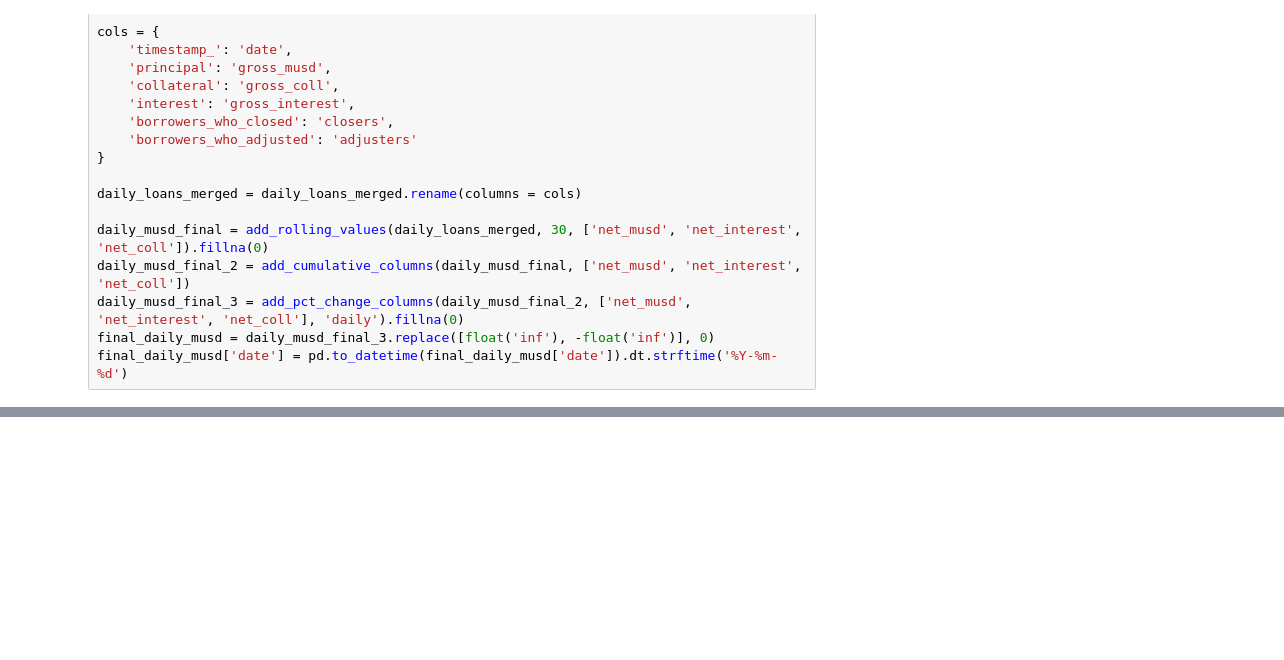
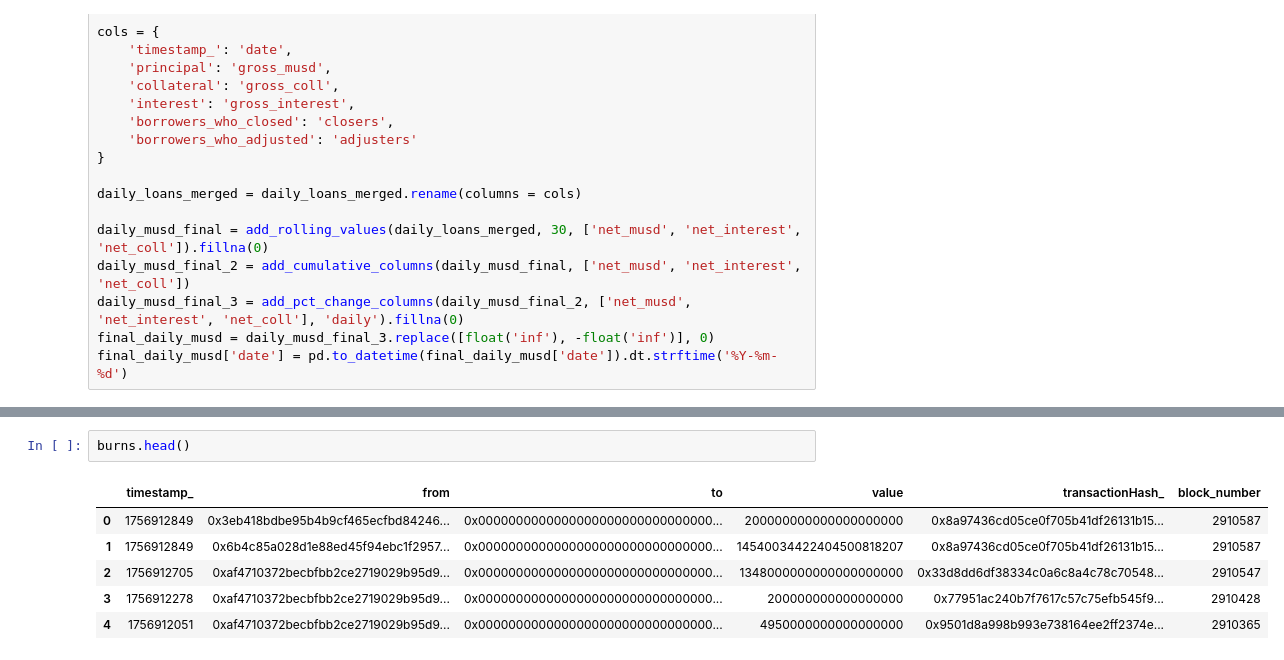
Before and after one commit to thesis/mezo-analytics, a Jupyter notebook: notebooks/musd-notebook.ipynb, the cells around one changed output, grey strips where cells are left out. Drawn from its saved outputs; the diff is of its cells as text; blank space fills up the shorter version.

```diff
--- a/notebooks/musd-notebook.ipynb
+++ b/notebooks/musd-notebook.ipynb
@@ -697,0 +569,9 @@ KeyboardInterrupt:
+# %%
+burns.head()
+# %% [output]
+|  | timestamp_ | from | to | value | transactionHash_ | block_number |
+| 0 | 1756912849 | 0x3eb418bdbe95b4b9cf465ecfbd84246... | 0x0000000000000000000000000000000... | 200000000000000000000 | 0x8a97436cd05ce0f705b41df26131b15... | 2910587 |
+| 1 | 1756912849 | 0x6b4c85a028d1e88ed45f94ebc1f2957... | 0x0000000000000000000000000000000... | 14540034422404500818207 | 0x8a97436cd05ce0f705b41df26131b15... | 2910587 |
+| 2 | 1756912705 | 0xaf4710372becbfbb2ce2719029b95d9... | 0x0000000000000000000000000000000... | 1348000000000000000000 | 0x33d8dd6df38334c0a6c8a4c78c70548... | 2910547 |
+| 3 | 1756912278 | 0xaf4710372becbfbb2ce2719029b95d9... | 0x0000000000000000000000000000000... | 200000000000000000 | 0x77951ac240b7f7617c57c75efb545f9... | 2910428 |
+| 4 | 1756912051 | 0xaf4710372becbfbb2ce2719029b95d9... | 0x0000000000000000000000000000000... | 4950000000000000000 | 0x9501d8a998b993e738164ee2ff2374e... | 2910365 |
```
Also changed, not shown: parts of 31 cells of this notebook, 9 other files.
